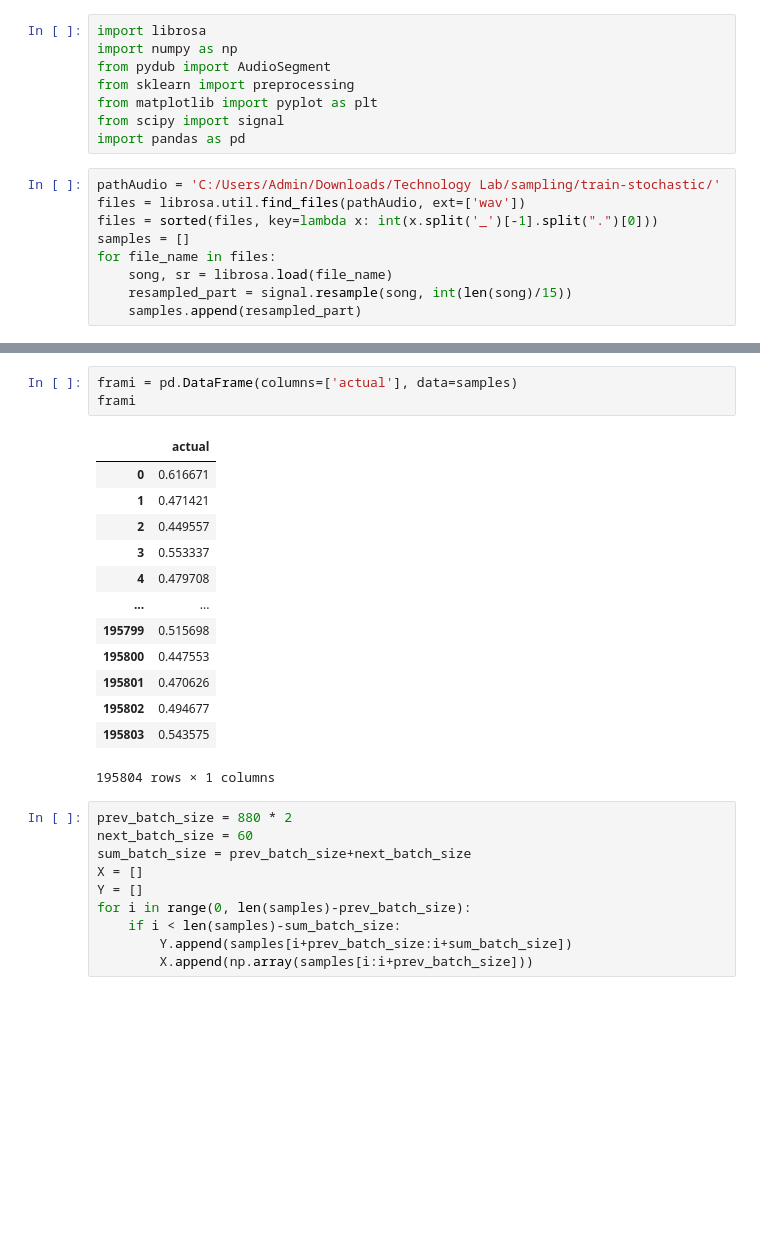
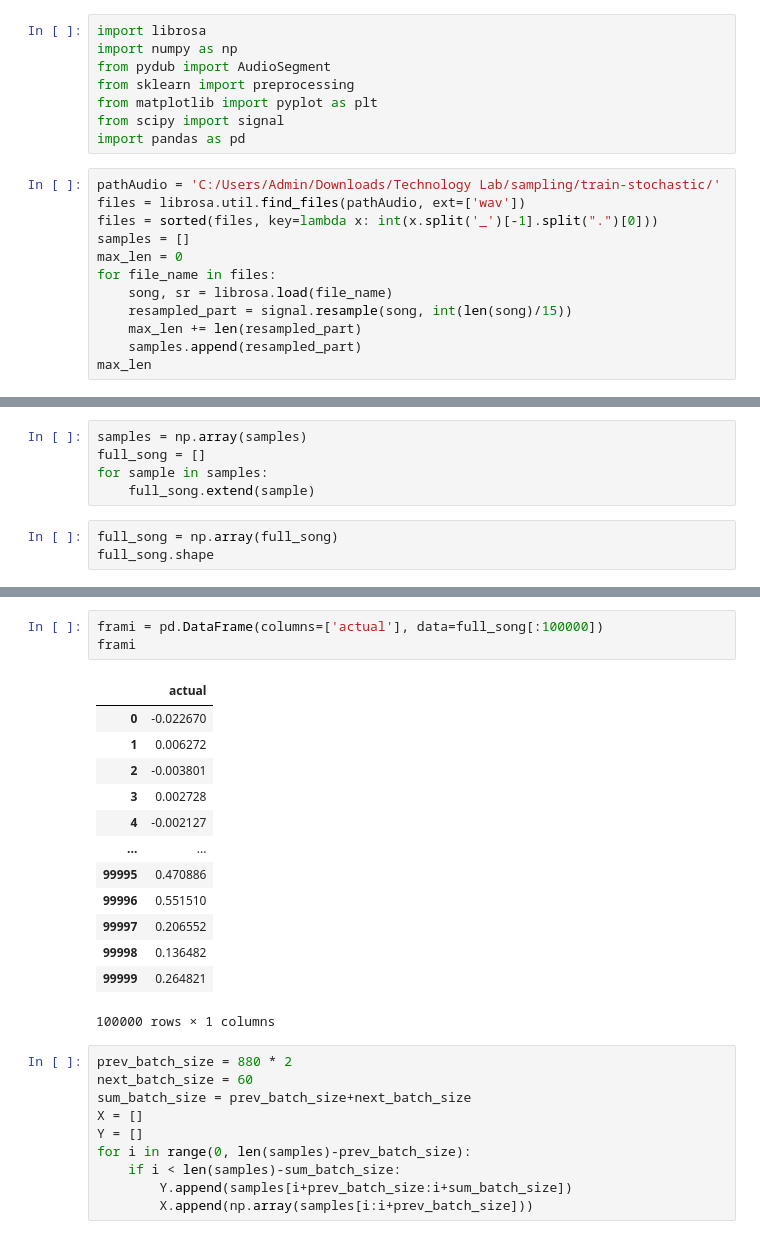
Before and after one commit to SaschaFuksa/ebeat, a Jupyter notebook: playground/sf116/Yuhee/teclab-juhee4-stochastic.ipynb, the cells around one changed output, grey strips where cells are left out. Drawn from its saved outputs; the diff is of its cells as text; blank space fills up the shorter version.

Commit message:
Added some code to get all samples in one list

```diff
--- a/playground/sf116/Yuhee/teclab-juhee4-stochastic.ipynb
+++ b/playground/sf116/Yuhee/teclab-juhee4-stochastic.ipynb
@@ -11,7 +11,10 @@ pathAudio = 'C:/Users/Admin/Downloads/Technology Lab/sampling/train-stochastic/'
 files = librosa.util.find_files(pathAudio, ext=['wav'])
 files = sorted(files, key=lambda x: int(x.split('_')[-1].split(".")[0]))
 samples = []
+max_len = 0
 for file_name in files:
     song, sr = librosa.load(file_name)
     resampled_part = signal.resample(song, int(len(song)/15))
+    max_len += len(resampled_part)
     samples.append(resampled_part)
+max_len
@@ -17,0 +23,8 @@ for file_name in files:
+# %%
+samples = np.array(samples)
+full_song = []
+for sample in samples:
+    full_song.extend(sample)
+# %%
+full_song = np.array(full_song)
+full_song.shape
@@ -18,20 +38,20 @@ for file_name in files:
 # %%
-frami = pd.DataFrame(columns=['actual'], data=samples)
+frami = pd.DataFrame(columns=['actual'], data=full_song[:100000])
 frami
 # %% [output]
 |  | actual |
-| 0 | 0.616671 |
-| 1 | 0.471421 |
-| 2 | 0.449557 |
-| 3 | 0.553337 |
-| 4 | 0.479708 |
+| 0 | -0.022670 |
+| 1 | 0.006272 |
+| 2 | -0.003801 |
+| 3 | 0.002728 |
+| 4 | -0.002127 |
 | ... | ... |
-| 195799 | 0.515698 |
-| 195800 | 0.447553 |
-| 195801 | 0.470626 |
-| 195802 | 0.494677 |
-| 195803 | 0.543575 |
+| 99995 | 0.470886 |
+| 99996 | 0.551510 |
+| 99997 | 0.206552 |
+| 99998 | 0.136482 |
+| 99999 | 0.264821 |
-195804 rows × 1 columns
+100000 rows × 1 columns
 # %%
 prev_batch_size = 880 * 2
 next_batch_size = 60
```
Also changed, not shown: parts of 3 cells of this notebook.
